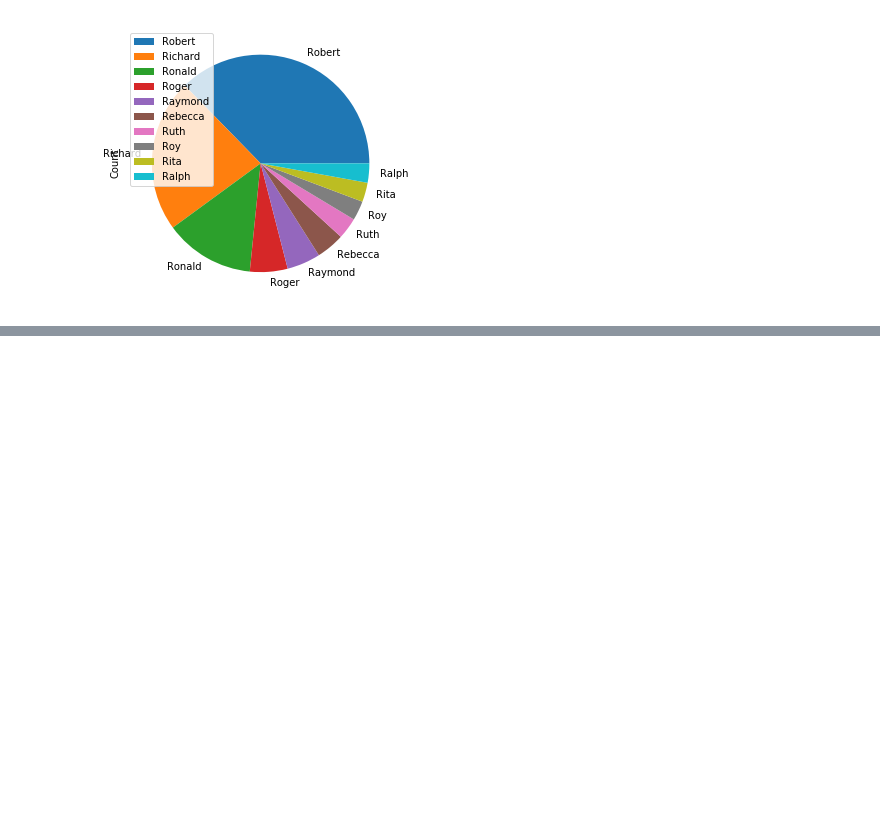
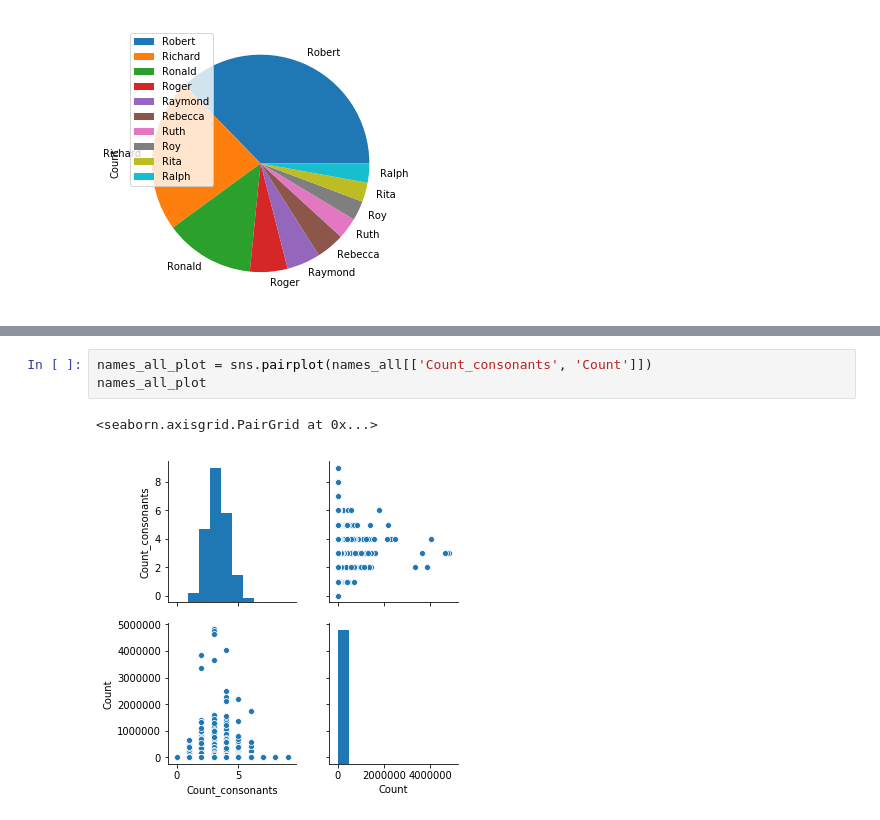
Before and after one commit to KolosovAnton/Data_analysis, a Jupyter notebook: Data_analysis_2.ipynb, the cells around one changed output, grey strips where cells are left out. Cells and saved outputs as stored; diff of their text form; blank space fills up the shorter version.

```diff
--- a/Data_analysis_2.ipynb
+++ b/Data_analysis_2.ipynb
@@ -79,0 +79,6 @@ KeyError: 'Count_consonants'
+# %%
+names_all_plot = sns.pairplot(names_all[['Count_consonants', 'Count']])
+names_all_plot
+# %% [output]
+<seaborn.axisgrid.PairGrid at 0x...>
+[figure, added]
```
Also changed, not shown: parts of 4 cells of this notebook.
